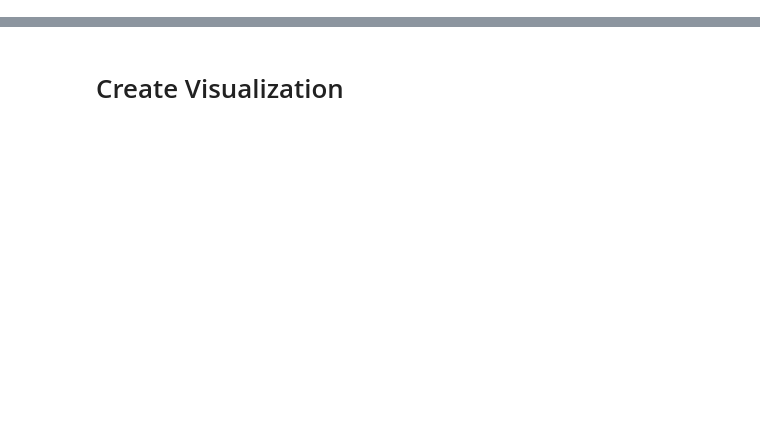
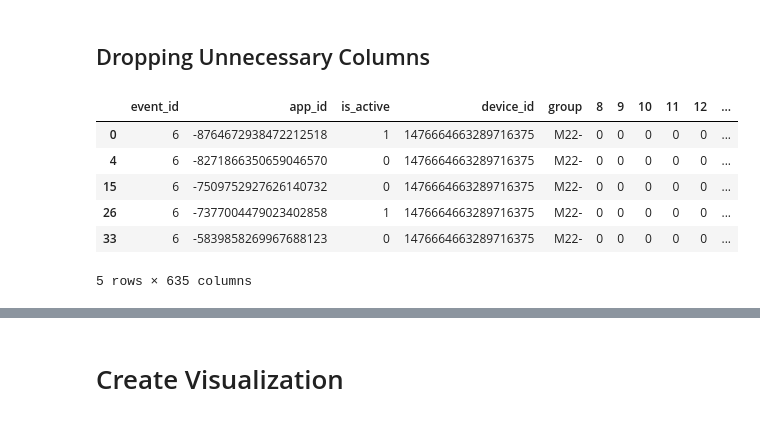
Before and after one commit to jhl126/Talking-Data-User-Demographics, a Jupyter notebook: Final Capstone EDA.ipynb, the cells around one changed output, grey strips where cells are left out. Drawn from its saved outputs; the diff is of its cells as text; code cells hidden in the pictures; blank space fills up the shorter version.

```diff
--- a/Final Capstone EDA.ipynb
+++ b/Final Capstone EDA.ipynb
@@ -790,0 +924,15 @@ After doing some data cleaning, the dataframe went from 78,692,532 rows by 15 co
+# %% [markdown]
+## Dropping Unnecessary Columns
+# %%
+# Since I will be using group as the target variable, and group contains both age and gender, I can drop gender/age column
+# Size of Duplicate rows does not seem like it is too important mainly because there were not many duplicate rows, drop size
+final_df = final_df.drop(columns=["gender", "age", "size"])
+final_df.head()
+# %% [output]
+|  | event_id | app_id | is_active | device_id | group | 8 | 9 | 10 | 11 | 12 | ... |
+| 0 | 6 | -8764672938472212518 | 1 | 1476664663289716375 | M22- | 0 | 0 | 0 | 0 | 0 | ... |
+| 4 | 6 | -8271866350659046570 | 0 | 1476664663289716375 | M22- | 0 | 0 | 0 | 0 | 0 | ... |
+| 15 | 6 | -7509752927626140732 | 0 | 1476664663289716375 | M22- | 0 | 0 | 0 | 0 | 0 | ... |
+| 26 | 6 | -7377004479023402858 | 1 | 1476664663289716375 | M22- | 0 | 0 | 0 | 0 | 0 | ... |
+| 33 | 6 | -5839858269967688123 | 0 | 1476664663289716375 | M22- | 0 | 0 | 0 | 0 | 0 | ... |
+5 rows × 635 columns
```
Also changed, not shown: parts of 24 cells of this notebook.
